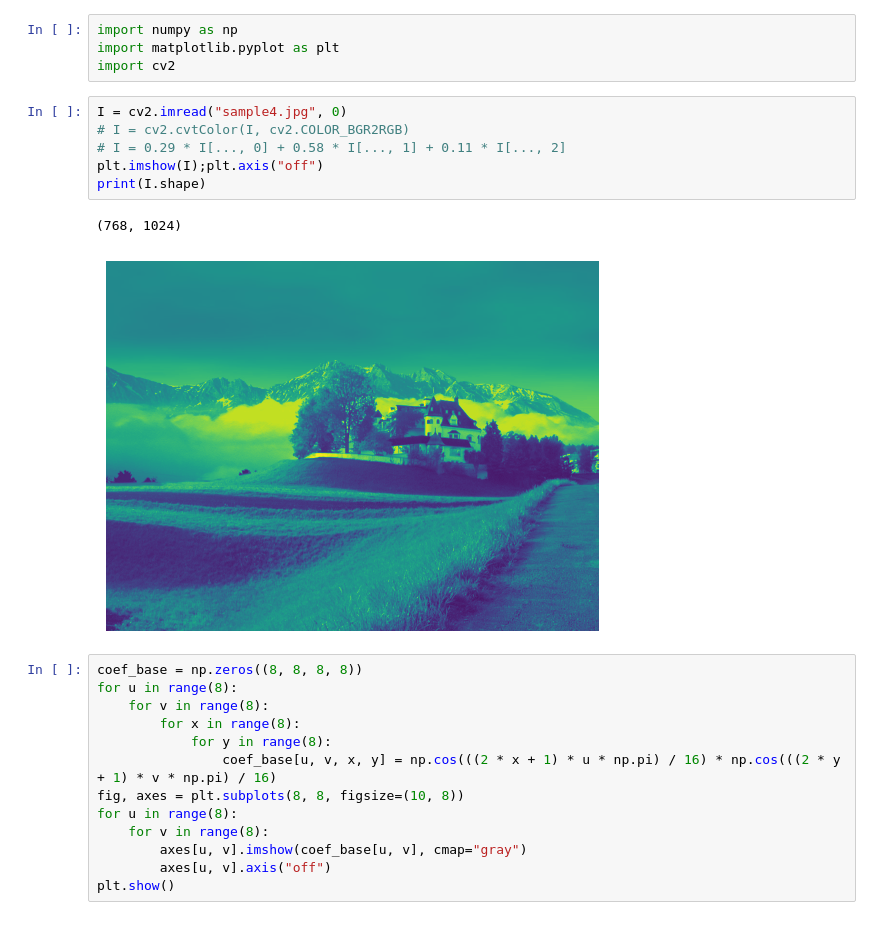
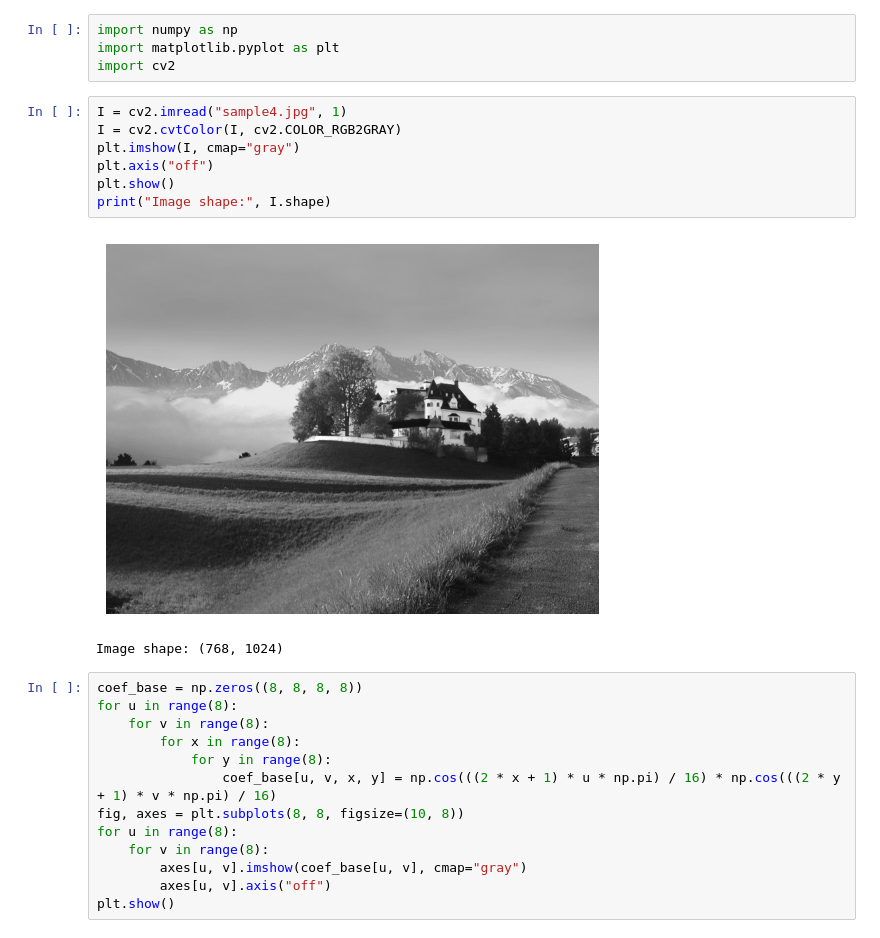
Before and after one commit to khaled6001/tp-tests, a Jupyter notebook: ipcv/TpDCT.ipynb, the cells around one changed output. Cells and saved outputs as stored; diff of their text form.

```diff
--- a/ipcv/TpDCT.ipynb
+++ b/ipcv/TpDCT.ipynb
@@ -3,14 +3,15 @@ import numpy as np
 import matplotlib.pyplot as plt
 import cv2
 # %%
-I = cv2.imread("sample4.jpg", 0)
-# I = cv2.cvtColor(I, cv2.COLOR_BGR2RGB)
-# I = 0.29 * I[..., 0] + 0.58 * I[..., 1] + 0.11 * I[..., 2]
-plt.imshow(I);plt.axis("off")
-print(I.shape)
+I = cv2.imread("sample4.jpg", 1)
+I = cv2.cvtColor(I, cv2.COLOR_RGB2GRAY)
+plt.imshow(I, cmap="gray")
+plt.axis("off")
+plt.show()
+print("Image shape:", I.shape)
 # %% [output]
+[figure, new version]
-(768, 1024)
+Image shape: (768, 1024)
-[figure, old version]
 # %%
 coef_base = np.zeros((8, 8, 8, 8))
 for u in range(8):
```
Also changed, not shown: parts of 15 cells of this notebook.
